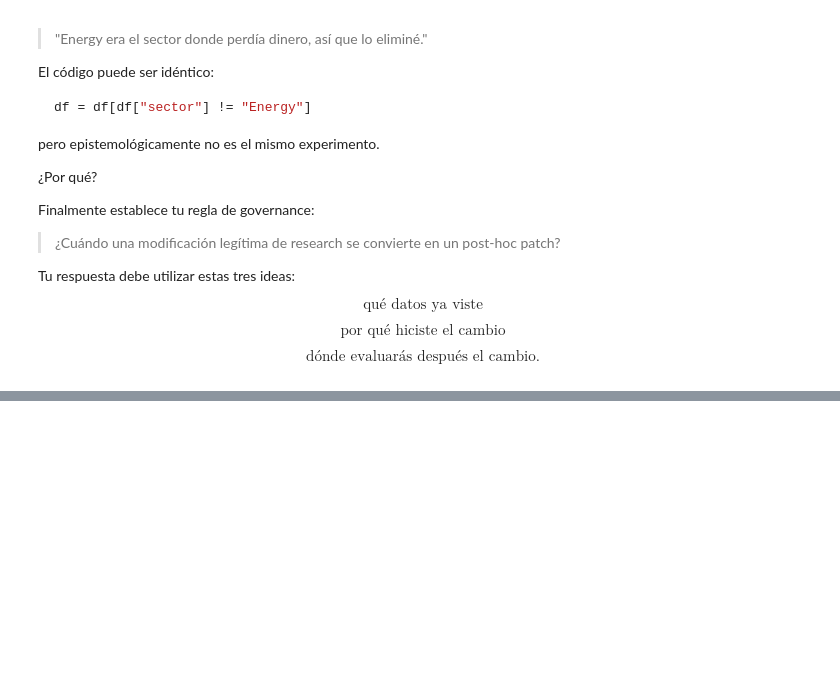
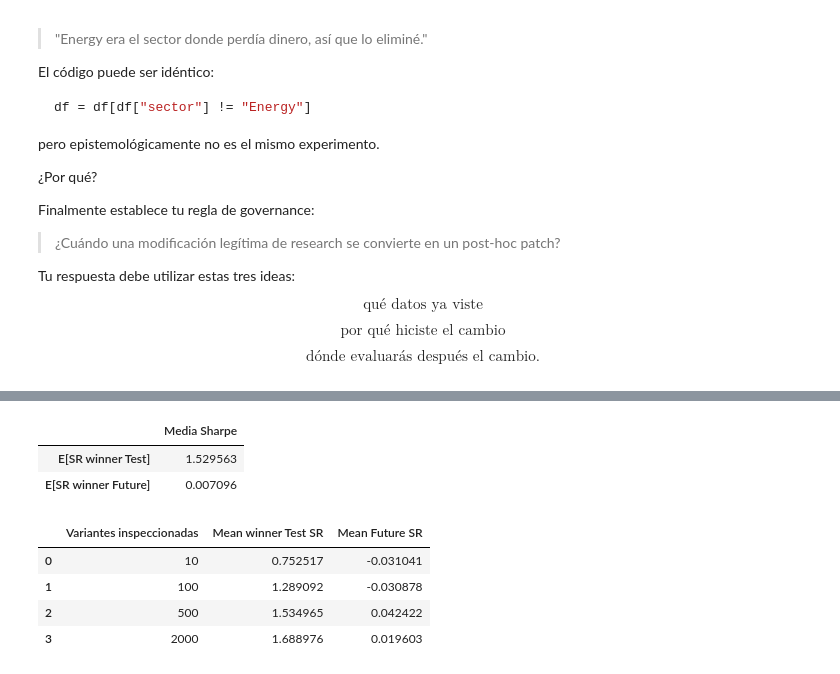
Before and after one commit to ADRIANVM117/quant-research-notes, a Jupyter notebook: maths/Ejericios_quant_diarios/semana_06.ipynb, the cells around one changed output, grey strips where cells are left out. Saved outputs shown, nothing was run; the diff lists cells and outputs as text; code cells hidden in the pictures; blank space fills up the shorter version.

```diff
--- a/maths/Ejericios_quant_diarios/semana_06.ipynb
+++ b/maths/Ejericios_quant_diarios/semana_06.ipynb
@@ -799,3 +803,21 @@ def run_experiment(T, M, rng):
         "median_test_sharpe": np.median(sr_test),
         "median_future_sharpe": np.median(sr_future),
     }
+# %%
+resultado = run_experiment(T=1000, M=500, rng=rng)
+
+pd.DataFrame({
+    "Valor": [
+        resultado["best_test_sharpe"],
+        resultado["j_star"],
+        resultado["future_sharpe_j_star"],
+        resultado["median_test_sharpe"],
+        resultado["median_future_sharpe"],
+    ]
+}, index=[
+    "Best Test Sharpe",
+    "Index j*",
+    "Future Sharpe de j*",
+    "Median Test Sharpe",
+    "Median Future Sharpe",
+])
@@ -801,0 +831,56 @@ def run_experiment(T, M, rng):
+# %%
+R = 500
+
+sr_winner_test = np.empty(R)
+sr_winner_future = np.empty(R)
+
+for rep in range(R):
+    resultado = run_experiment(T=1000, M=500, rng=rng)
+
+    sr_winner_test[rep] = resultado["best_test_sharpe"]
+    sr_winner_future[rep] = resultado["future_sharpe_j_star"]
+
+comparacion = pd.DataFrame({
+    "Media Sharpe": [
+        sr_winner_test.mean(),
+        sr_winner_future.mean()
+    ]
+}, index=[
+    "E[SR winner Test]",
+    "E[SR winner Future]"
+])
+
+comparacion
+# %% [output]
+|  | Media Sharpe |
+| E[SR winner Test] | 1.529563 |
+| E[SR winner Future] | 0.007096 |
+# %%
+M_values = [10, 100, 500, 2000]
+R = 100
+
+filas = []
+
+for M in M_values:
+    sr_winner_test = np.empty(R)
+    sr_winner_future = np.empty(R)
+    for rep in range(R):
+        resultado = run_experiment(T=1000, M= M, rng = rng)
+        sr_winner_test[rep] = resultado["best_test_sharpe"]
+        sr_winner_future[rep] = resultado["future_sharpe_j_star"]
+
+    filas.append({
+        "Variantes inspeccionadas": M,
+        "Mean winner Test SR": sr_winner_test.mean(),
+        "Mean Future SR": sr_winner_future.mean()
+    })
+
+tabla_m = pd.DataFrame(filas)
+
+tabla_m
+# %% [output]
+|  | Variantes inspeccionadas | Mean winner Test SR | Mean Future SR |
+| 0 | 10 | 0.752517 | -0.031041 |
+| 1 | 100 | 1.289092 | -0.030878 |
+| 2 | 500 | 1.534965 | 0.042422 |
+| 3 | 2000 | 1.688976 | 0.019603 |
```
Also changed, not shown: parts of 2 cells of this notebook.
